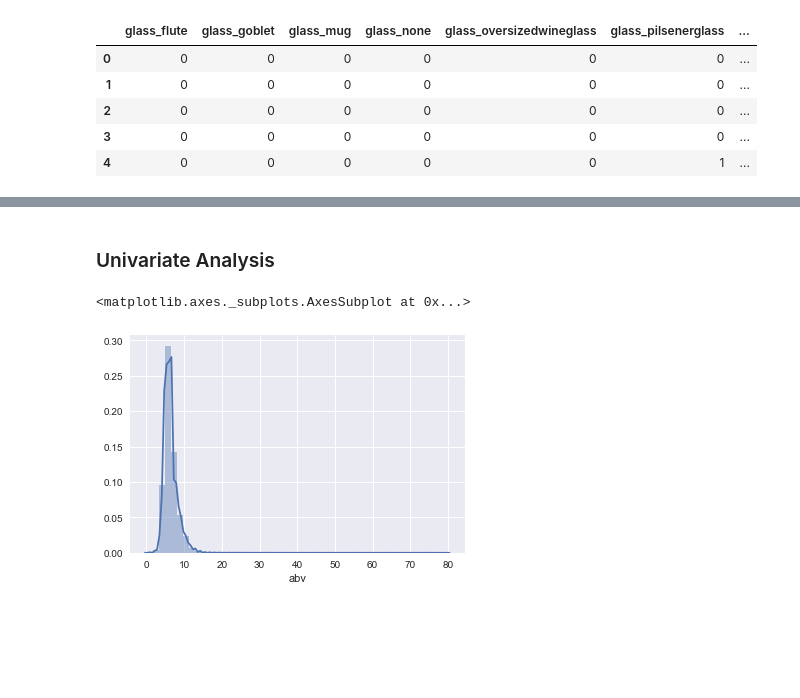
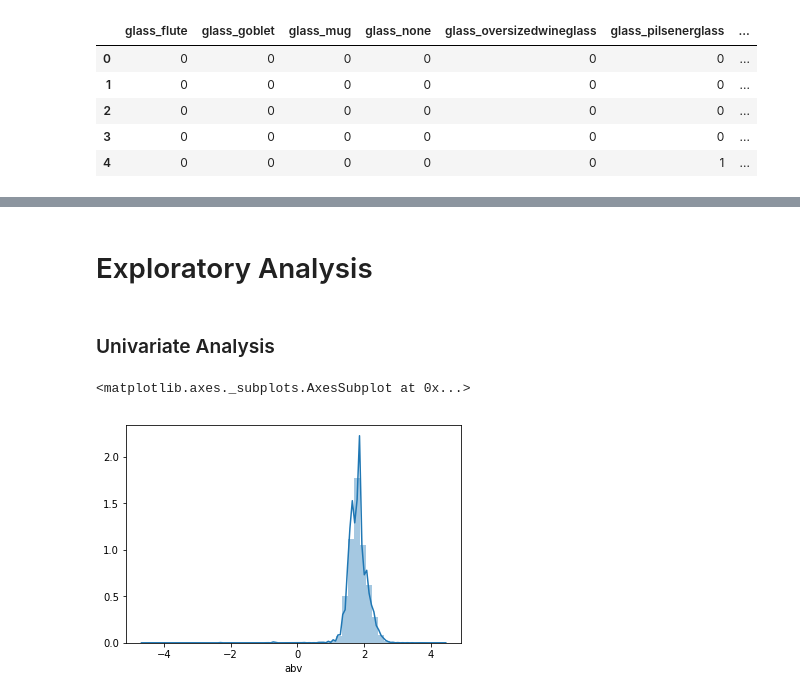
Before and after one commit to vandanphadke/MachineHack-Competitions, a Jupyter notebook: choosing-the-perfect-beer/EDA and First Pass modeling.ipynb, the cells around one changed output, grey strips where cells are left out. Saved outputs shown, nothing was run; the diff lists cells and outputs as text; code cells hidden in the pictures; blank space fills up the shorter version.

```diff
--- a/choosing-the-perfect-beer/EDA and First Pass modeling.ipynb
+++ b/choosing-the-perfect-beer/EDA and First Pass modeling.ipynb
@@ -85,10 +121,13 @@ train_glass.head()
+# %% [markdown]
+# Exploratory Analysis
 # %% [markdown]
 ### Univariate Analysis
-# %%
-sns.distplot(train.abv)
-# %% [output]
-<matplotlib.axes._subplots.AxesSubplot at 0x...>
-[figure, removed]
+# %%
+#Using the original dataframe for visualizations
+sns.distplot(np.log(train.abv))
+# %% [output]
+<matplotlib.axes._subplots.AxesSubplot at 0x...>
+[figure, added]
 # %%
 sns.distplot(np.log(train.number_ratings + 1))
 # %% [output]
```
Also changed, not shown: parts of 25 cells of this notebook.
